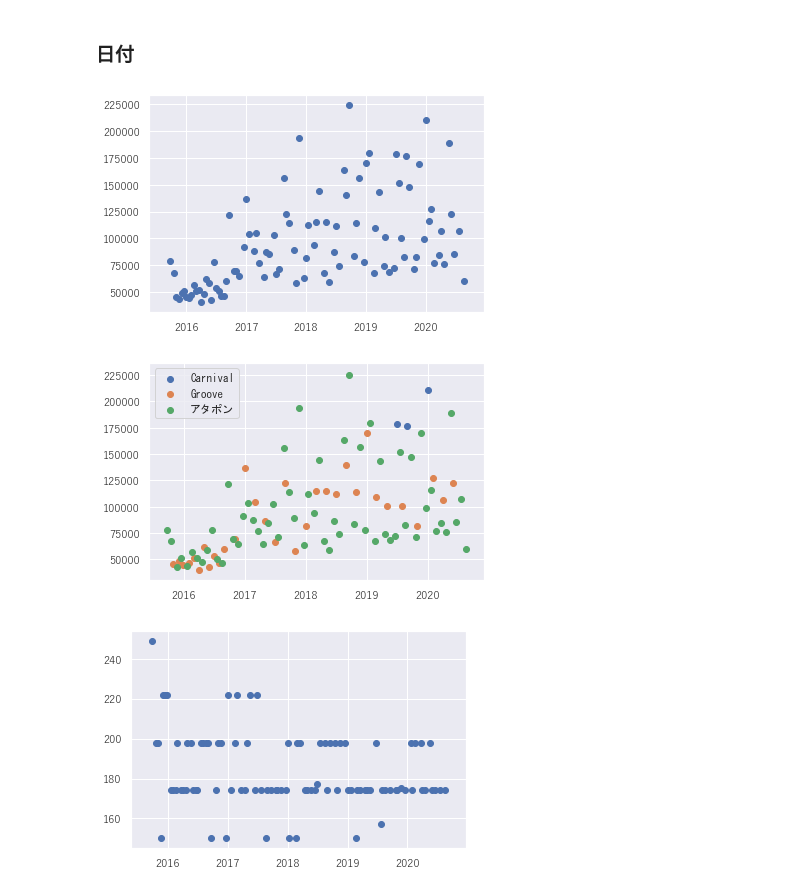
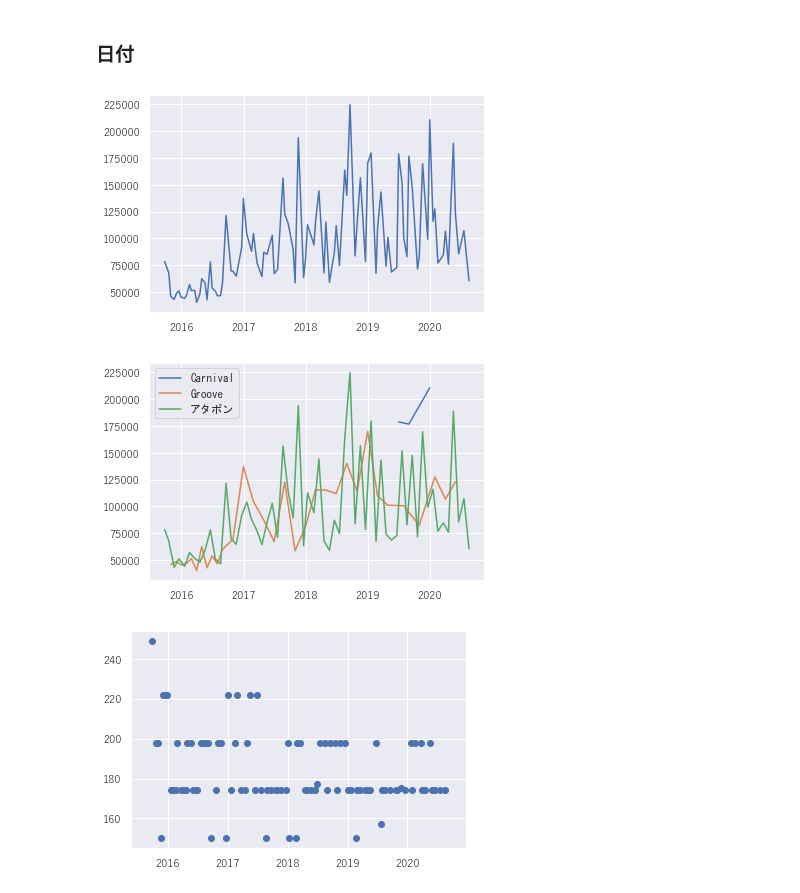
Before and after one commit to Kazuya-Minakuchi/qiita, a Jupyter notebook: dereste_event_border/script/a4_basic aggregation.ipynb, the cells around one changed output. Saved outputs shown, nothing was run; the diff lists cells and outputs as text; code cells hidden in the pictures.

```diff
--- a/dereste_event_border/script/a4_basic aggregation.ipynb
+++ b/dereste_event_border/script/a4_basic aggregation.ipynb
@@ -171,14 +171,15 @@ plt.show()
 # %%
 # 日付vs2001位ボーダー
 # だんだん上がっているように見える
 fig = plt.figure()
 ax = fig.add_subplot(111)
-x = df.loc[:, '日付']
-y = df.loc[:, '2001位']
-ax.scatter(x, y)
+x = df.sort_values('日付').loc[:, '日付']
+y = df.sort_values('日付').loc[:, '2001位']
+# ax.scatter(x, y)
+ax.plot(x, y)
 plt.show()
 # %% [output]
-[figure, old version]
+[figure, new version]
 # %%
 # 日付vs2001位ボーダー
 # 形式ごとに色分けしてプロット
@@ -190,12 +191,13 @@ ax = fig.add_subplot(111)
 for event in events:
     x = df.loc[df['形式'] == event, '日付']
     y = df.loc[df['形式'] == event, '2001位']
-    ax.scatter(x, y, label=event)
+    # ax.scatter(x, y, label=event)
+    ax.plot(x, y, label=event)
 
 ax.legend(prop={"family":"MS Gothic"})
 plt.show()
 # %% [output]
-[figure, old version]
+[figure, new version]
 # %%
 # 日付vs期間
 # 2018年以降は200以下
```
Also changed, not shown: parts of 1 cell of this notebook, 1 other file.
